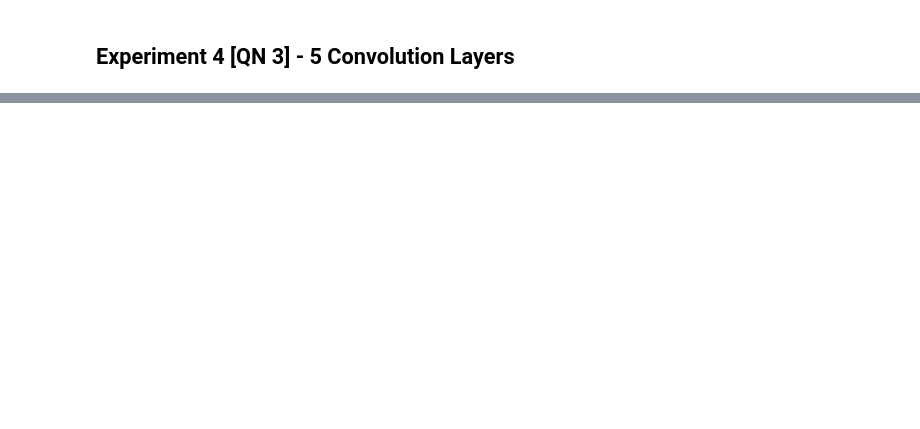
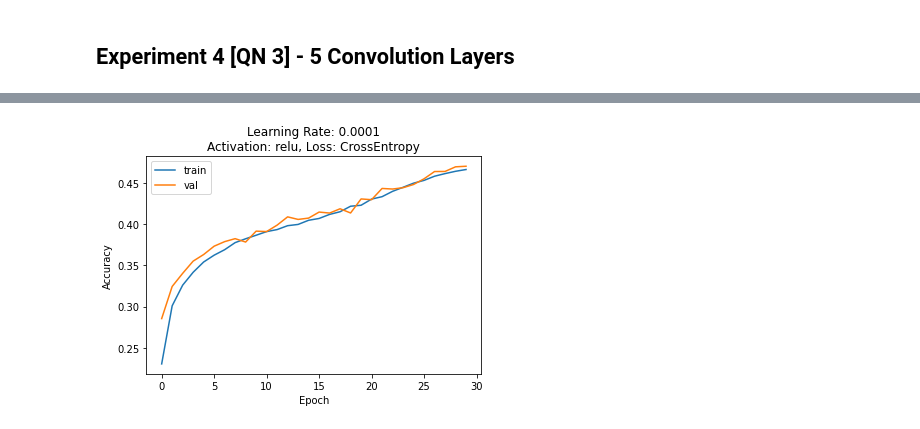
Before and after one commit to Rhitabrat/deep-learning-CS510, a Jupyter notebook: hw2/main.ipynb, the cells around one changed output, grey strips where cells are left out. Cells and saved outputs as stored; diff of their text form; code cells hidden in the pictures; blank space fills up the shorter version.

```diff
--- a/hw2/main.ipynb
+++ b/hw2/main.ipynb
@@ -418,7 +418,7 @@ import time
 start = time.time()
 
 learning_rate = 0.0001
-loss = tf.keras.losses.CategoricalCrossentropy(name="Cross Entropy")
+loss = tf.keras.losses.SparseCategoricalCrossentropy(name="CrossEntropy")
 
 model_3.compile(optimizer=tf.keras.optimizers.Adam(learning_rate=learning_rate),
               loss=tf.keras.losses.SparseCategoricalCrossentropy(),
@@ -452,0 +453,12 @@ Epoch 30/30
+# %%
+plt.plot(history.history['accuracy'])
+plt.plot(history.history['val_accuracy'])
+plt.title("Learning Rate: " + str(learning_rate) +
+          "\nActivation: " + activation +
+          ", Loss: "+ str(loss.name))
+plt.ylabel('Accuracy')
+plt.xlabel('Epoch')
+plt.legend(['train', 'val'])
+plt.show()
+# %% [output]
+[figure, added]
```
Also changed, not shown: parts of 7 cells of this notebook.
